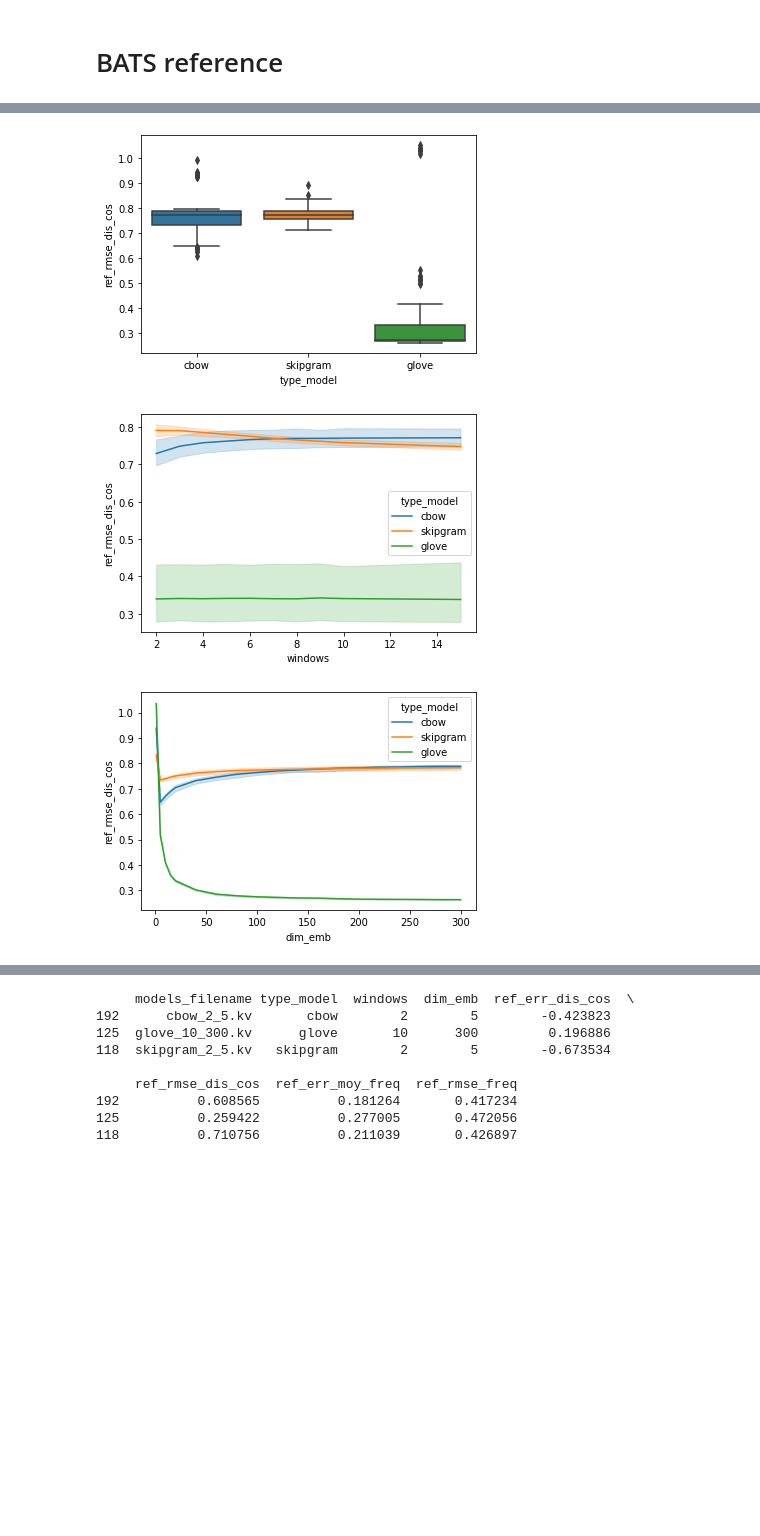
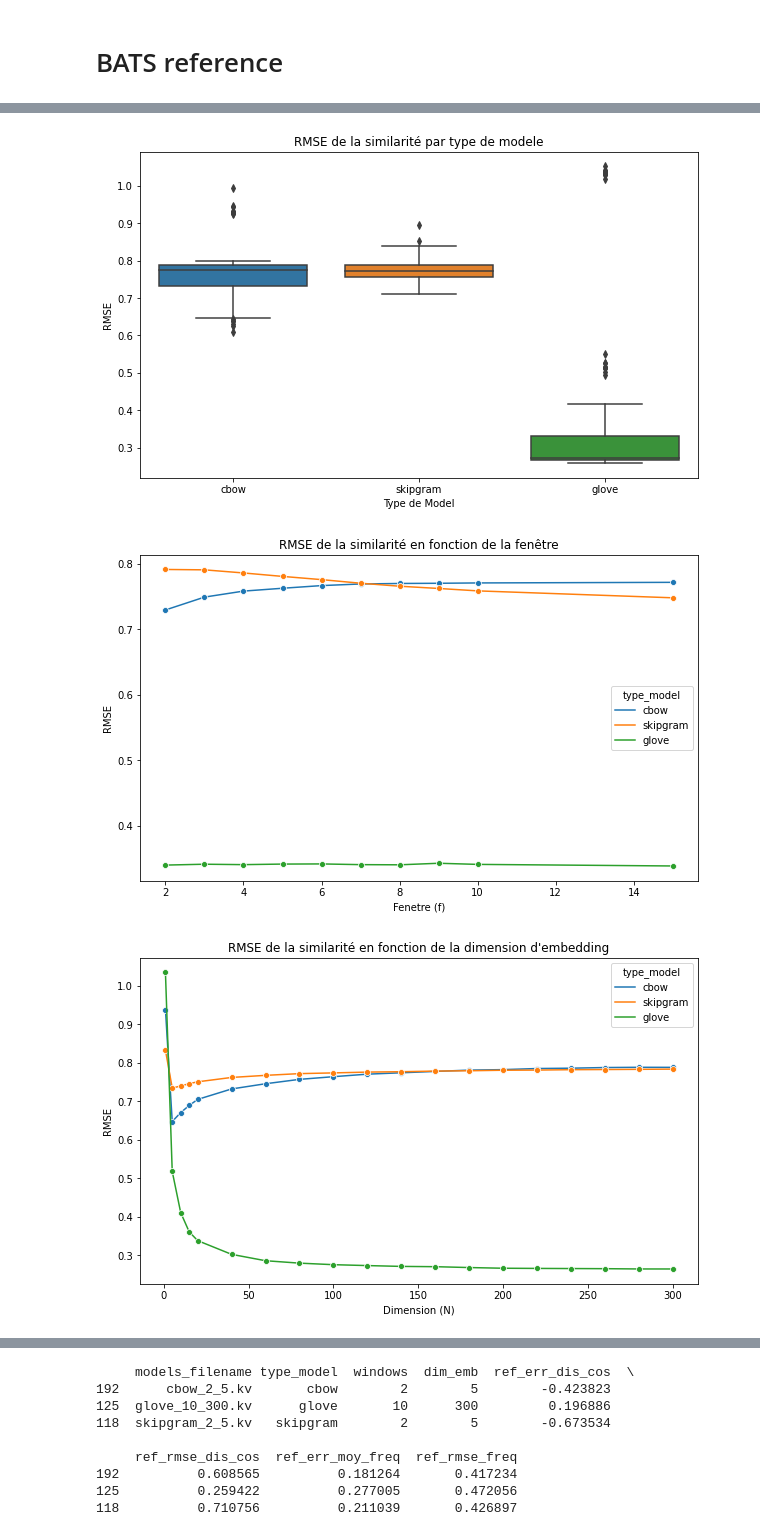
Before and after one commit to dmkant/projet-statistique-2022, a Jupyter notebook: word_embedding/evaluation_embedding.ipynb, the cells around one changed output, grey strips where cells are left out. Saved outputs shown, nothing was run; the diff lists cells and outputs as text; code cells hidden in the pictures; blank space fills up the shorter version.

Commit message:
garph word evaluation

```diff
--- a/word_embedding/evaluation_embedding.ipynb
+++ b/word_embedding/evaluation_embedding.ipynb
@@ -27,16 +27,32 @@ df_evaluation_bats.head()
 | 4 | cbow_7_300.kv | cbow | 7 | 300 | -0.775628 | 0.793835 | 0.142745 | ... |
 # %%
 # Plot RMSE DIS COS
+plt.figure(figsize = (10,6))
+
 sns.boxplot(x="type_model",y="ref_rmse_dis_cos",data=df_evaluation_bats)
+plt.ylabel('RMSE')
+plt.xlabel("Type de Model")
+plt.title("RMSE de la similarité par type de modele")
+plt.ylabel('RMSE')
 plt.show()
-sns.lineplot(x="windows",y="ref_rmse_dis_cos",hue="type_model",data=df_evaluation_bats)
+
+plt.figure(figsize = (10,6))
+sns.lineplot(x="windows",y="ref_rmse_dis_cos",hue="type_model",data=df_evaluation_bats,ci = None,markers=True,marker="o")
+plt.ylabel('RMSE')
+plt.xlabel("Fenetre (f)")
+plt.title("RMSE de la similarité en fonction de la fenêtre")
 plt.show()
-sns.lineplot(x="dim_emb",y="ref_rmse_dis_cos",hue="type_model",data=df_evaluation_bats)
+
+plt.figure(figsize = (10,6))
+sns.lineplot(x="dim_emb",y="ref_rmse_dis_cos",hue="type_model",data=df_evaluation_bats,ci = None,markers=True,marker="o")
+plt.ylabel('RMSE')
+plt.xlabel("Dimension (N)")
+plt.title("RMSE de la similarité en fonction de la dimension d'embedding")
 plt.show()
 # %% [output]
-[figure, old version]
+[figure, new version]
-[figure, old version]
+[figure, new version]
-[figure, old version]
+[figure, new version]
 # %%
 # Plot RMSE FREQ
 sns.boxplot(x="type_model",y="ref_rmse_freq",data=df_evaluation_bats)
```
Also changed, not shown: parts of 3 cells of this notebook, 1 other file.
